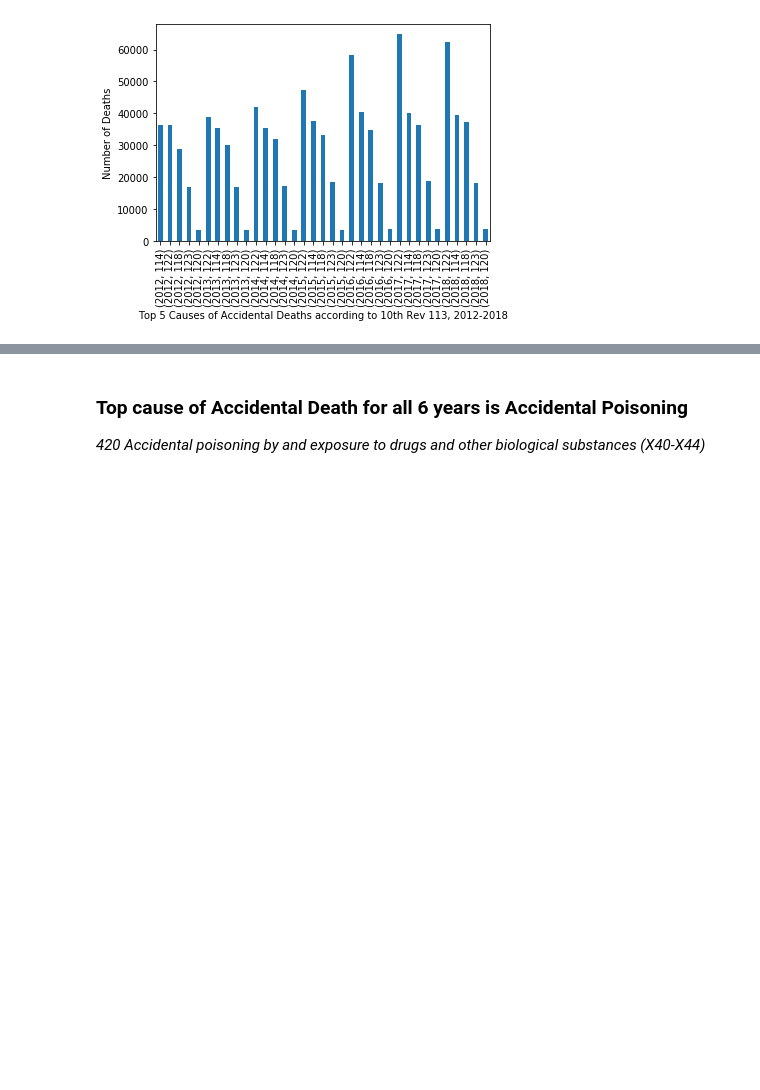
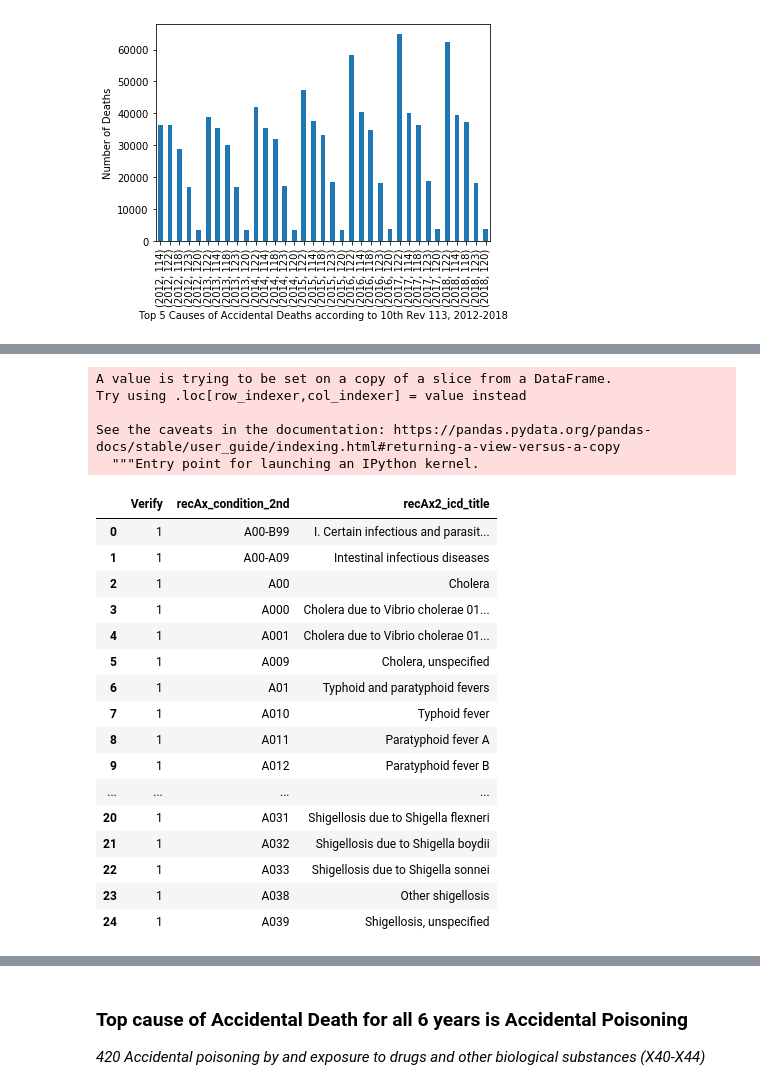
Before and after one commit to swarupmalli/Capstone_Mortality, a Jupyter notebook: EDA_Accidents_ALL.ipynb, the cells around one changed output, grey strips where cells are left out. Saved outputs shown, nothing was run; the diff lists cells and outputs as text; code cells hidden in the pictures; blank space fills up the shorter version.

```diff
--- a/EDA_Accidents_ALL.ipynb
+++ b/EDA_Accidents_ALL.ipynb
@@ -419,0 +470,29 @@ Text(0, 0.5, 'Number of Deaths')
+# %%
+accICD['recAx_condition_2nd'] = accICD['recAx_condition_2nd'].str.strip()
+# %% [output]
+A value is trying to be set on a copy of a slice from a DataFrame.
+Try using .loc[row_indexer,col_indexer] = value instead
+
+See the caveats in the documentation: https://pandas.pydata.org/pandas-docs/stable/user_guide/indexing.html#returning-a-view-versus-a-copy
+  """Entry point for launching an IPython kernel.
+# %%
+# icd_10_codes2011 = pd.read_csv('keys/icd10_codes_2011.csv')
+icd_10_codes2011.head(25).sort_index()
+# %% [output]
+|  | Verify | recAx_condition_2nd | recAx2_icd_title |
+| 0 | 1 | A00-B99 | I. Certain infectious and parasit... |
+| 1 | 1 | A00-A09 | Intestinal infectious diseases |
+| 2 | 1 | A00 | Cholera |
+| 3 | 1 | A000 | Cholera due to Vibrio cholerae 01... |
+| 4 | 1 | A001 | Cholera due to Vibrio cholerae 01... |
+| 5 | 1 | A009 | Cholera, unspecified |
+| 6 | 1 | A01 | Typhoid and paratyphoid fevers |
+| 7 | 1 | A010 | Typhoid fever |
+| 8 | 1 | A011 | Paratyphoid fever A |
+| 9 | 1 | A012 | Paratyphoid fever B |
+| ... | ... | ... | ... |
+| 20 | 1 | A031 | Shigellosis due to Shigella flexneri |
+| 21 | 1 | A032 | Shigellosis due to Shigella boydii |
+| 22 | 1 | A033 | Shigellosis due to Shigella sonnei |
+| 23 | 1 | A038 | Other shigellosis |
+| 24 | 1 | A039 | Shigellosis, unspecified |
```
Also changed, not shown: parts of 28 cells of this notebook, 2 other files.
